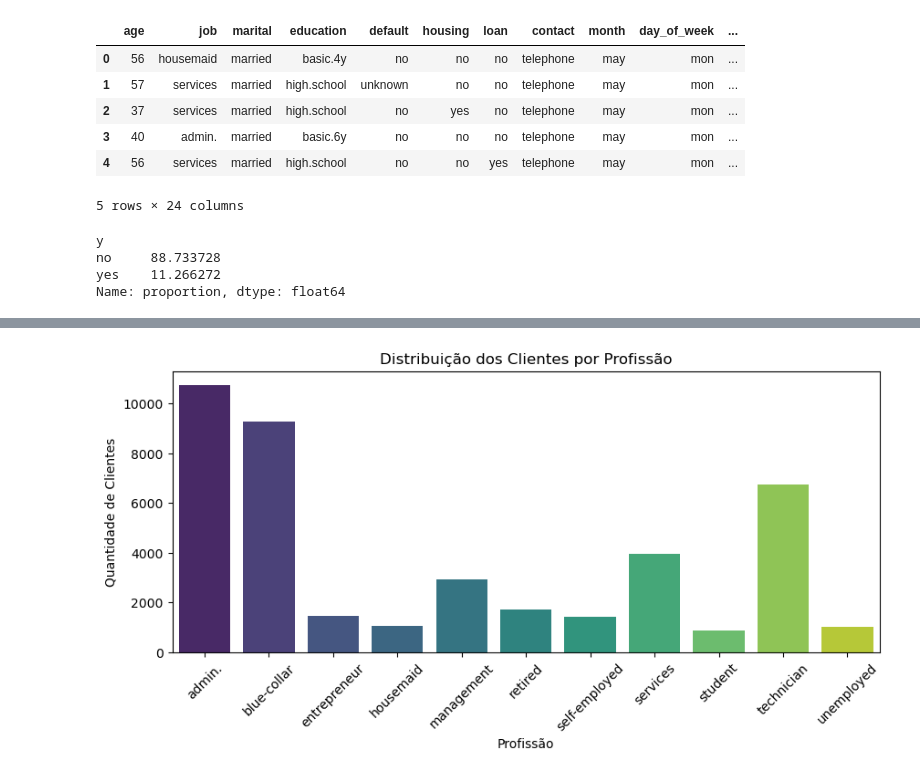
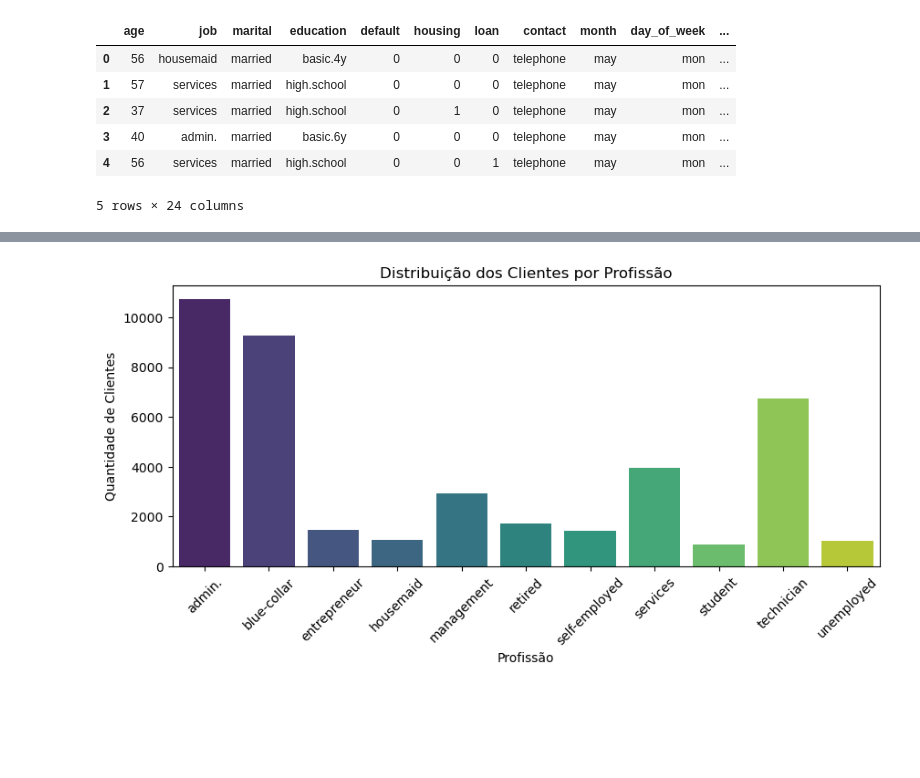
Before and after one commit to LucasUgulino/Super_Projeto_Estatistica, a Jupyter notebook: notebooks/eda.ipynb, the cells around one changed output, grey strips where cells are left out. Cells and saved outputs as stored; diff of their text form; code cells hidden in the pictures; blank space fills up the shorter version.

```diff
--- a/notebooks/eda.ipynb
+++ b/notebooks/eda.ipynb
@@ -1,28 +1,17 @@
 # %%
 import pandas as pd
 import seaborn as sns
 import matplotlib.pyplot as plt
 
-# Carregando os dados prontos para a análise
-df = pd.read_parquet('dados_eda.parquet')
+df = pd.read_parquet('../data/processed/dados_eda.parquet')
 
 # Primeiras linhas para garantir que está tudo certo
 df.head()
 # %% [output]
 |  | age | job | marital | education | default | housing | loan | contact | month | day_of_week | ... |
-| 0 | 56 | housemaid | married | basic.4y | no | no | no | telephone | may | mon | ... |
-| 1 | 57 | services | married | high.school | unknown | no | no | telephone | may | mon | ... |
-| 2 | 37 | services | married | high.school | no | yes | no | telephone | may | mon | ... |
-| 3 | 40 | admin. | married | basic.6y | no | no | no | telephone | may | mon | ... |
-| 4 | 56 | services | married | high.school | no | no | yes | telephone | may | mon | ... |
+| 0 | 56 | housemaid | married | basic.4y | 0 | 0 | 0 | telephone | may | mon | ... |
+| 1 | 57 | services | married | high.school | 0 | 0 | 0 | telephone | may | mon | ... |
+| 2 | 37 | services | married | high.school | 0 | 1 | 0 | telephone | may | mon | ... |
+| 3 | 40 | admin. | married | basic.6y | 0 | 0 | 0 | telephone | may | mon | ... |
+| 4 | 56 | services | married | high.school | 0 | 0 | 1 | telephone | may | mon | ... |
 5 rows × 24 columns
-# %%
-# Criação da variável numérica y_num para os gráficos
-# "yes" vira 1 e "no" vira 0
-df['y_num'] = (df['y'] == 'yes').astype(int)
-df['y'].value_counts(normalize=True) * 100 # para mostrar a proporção de clientes que aceitaram e recusaram
-# %% [output]
-y
-no     88.733728
-yes    11.266272
-Name: proportion, dtype: float64
```
Also changed, not shown: parts of 38 cells of this notebook, 11 other files.
